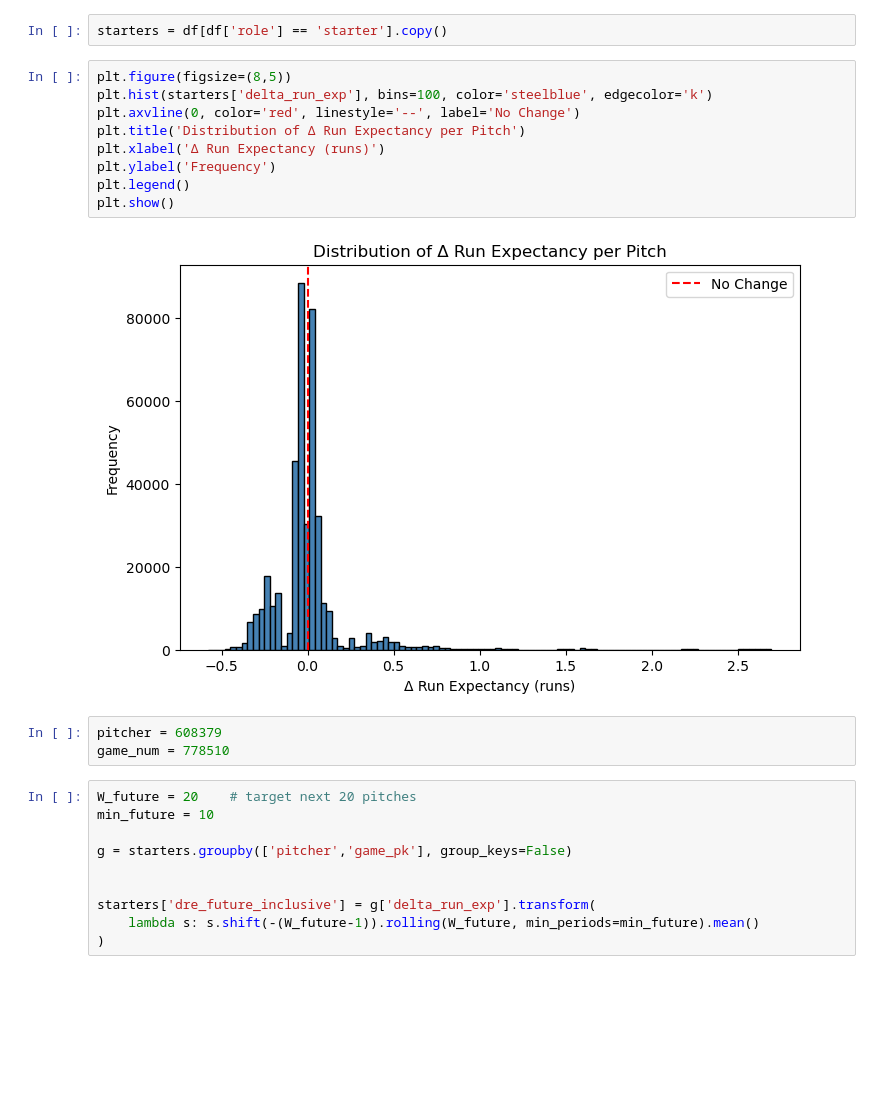
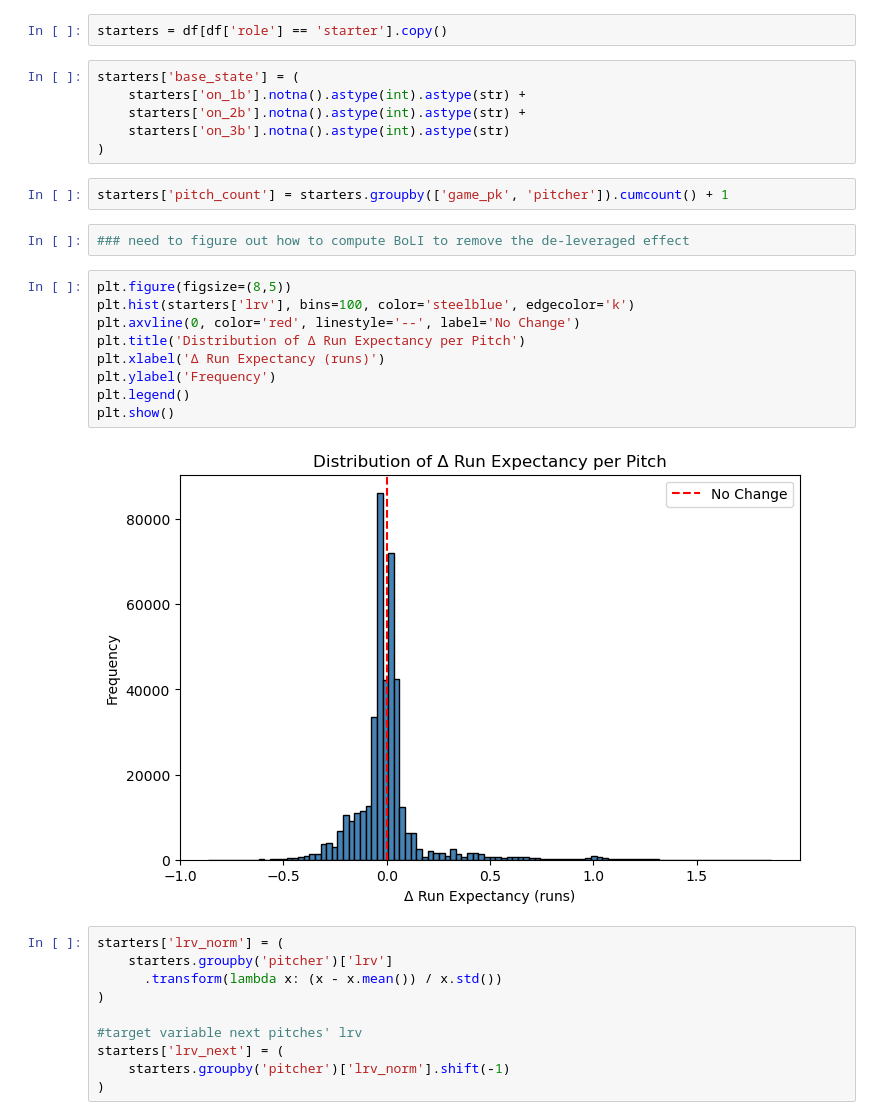
Before and after one commit to Erdos-Projects/fall-2025-sports-analytics, a Jupyter notebook: performance_det.ipynb, the cells around one changed output. Saved outputs shown, nothing was run; the diff lists cells and outputs as text; blank space fills up the shorter version.

Commit message:
updated notebook with visuals but needs RE288 to be hand computed

```diff
--- a/performance_det.ipynb
+++ b/performance_det.ipynb
@@ -63,27 +64,34 @@ is_starter = pd.MultiIndex.from_frame(df[['game_pk','pitcher']]).isin(
 df['role'] = np.where(is_starter, 'starter', 'reliever')
 # %%
 starters = df[df['role'] == 'starter'].copy()
+# %%
+starters['base_state'] = (
+    starters['on_1b'].notna().astype(int).astype(str) +
+    starters['on_2b'].notna().astype(int).astype(str) +
+    starters['on_3b'].notna().astype(int).astype(str)
+)
+# %%
+starters['pitch_count'] = starters.groupby(['game_pk', 'pitcher']).cumcount() + 1
+# %%
+### need to figure out how to compute BoLI to remove the de-leveraged effect
 # %%
 plt.figure(figsize=(8,5))
-plt.hist(starters['delta_run_exp'], bins=100, color='steelblue', edgecolor='k')
+plt.hist(starters['lrv'], bins=100, color='steelblue', edgecolor='k')
 plt.axvline(0, color='red', linestyle='--', label='No Change')
 plt.title('Distribution of Δ Run Expectancy per Pitch')
 plt.xlabel('Δ Run Expectancy (runs)')
 plt.ylabel('Frequency')
 plt.legend()
 plt.show()
 # %% [output]
-[figure, old version]
+[figure, new version]
-# %%
-pitcher = 608379
-game_num = 778510
 # %%
-W_future = 20    # target next 20 pitches
-min_future = 10
+starters['lrv_norm'] = (
+    starters.groupby('pitcher')['lrv']
+      .transform(lambda x: (x - x.mean()) / x.std())
+)
 
-g = starters.groupby(['pitcher','game_pk'], group_keys=False)
-
-
-starters['dre_future_inclusive'] = g['delta_run_exp'].transform(
-    lambda s: s.shift(-(W_future-1)).rolling(W_future, min_periods=min_future).mean()
+#target variable next pitches' lrv
+starters['lrv_next'] = (
+    starters.groupby('pitcher')['lrv_norm'].shift(-1)
 )
```
Also changed, not shown: parts of 15 cells of this notebook.
